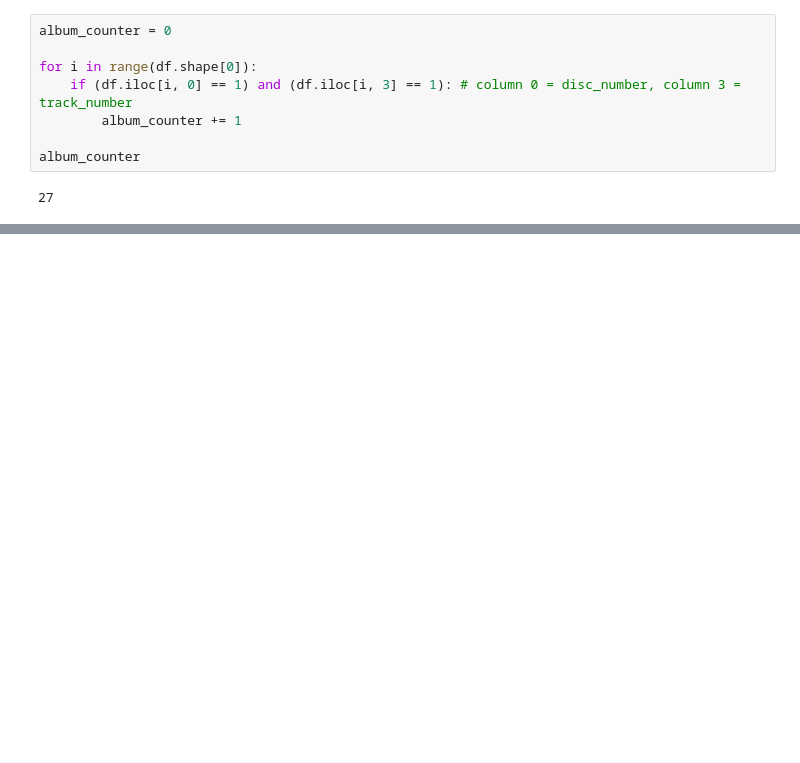
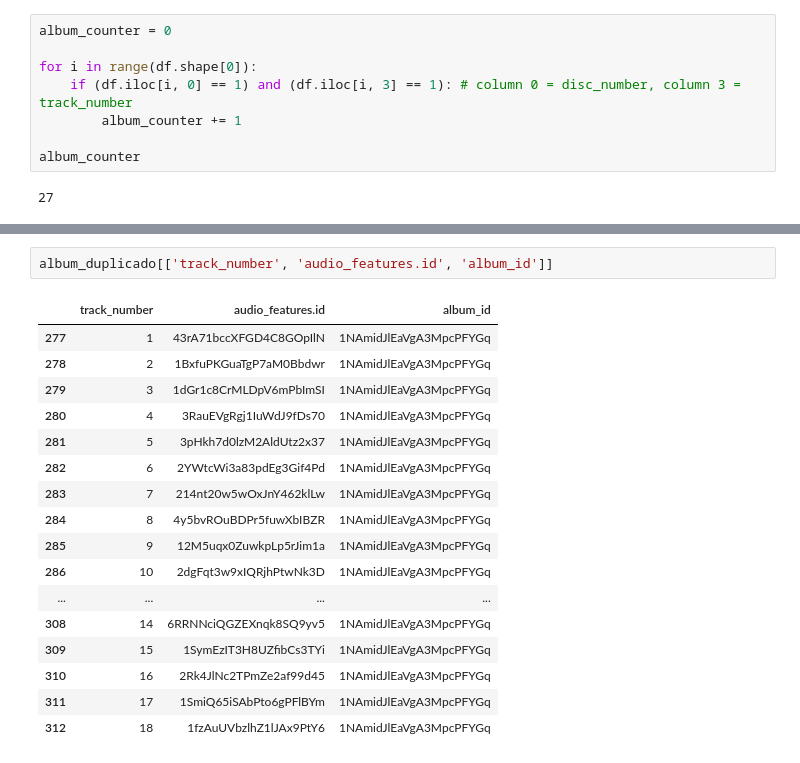
Before and after one commit to cristian-torres-ds/data_quality_engineer, a Jupyter notebook: data_quality_assessment.ipynb, the cells around one changed output, grey strips where cells are left out. Drawn from its saved outputs; the diff is of its cells as text; blank space fills up the shorter version.

```diff
--- a/data_quality_assessment.ipynb
+++ b/data_quality_assessment.ipynb
@@ -478,0 +601,20 @@ album_counter
+# %%
+album_duplicado[['track_number', 'audio_features.id', 'album_id']]
+# %% [output]
+|  | track_number | audio_features.id | album_id |
+| 277 | 1 | 43rA71bccXFGD4C8GOpIlN | 1NAmidJlEaVgA3MpcPFYGq |
+| 278 | 2 | 1BxfuPKGuaTgP7aM0Bbdwr | 1NAmidJlEaVgA3MpcPFYGq |
+| 279 | 3 | 1dGr1c8CrMLDpV6mPbImSI | 1NAmidJlEaVgA3MpcPFYGq |
+| 280 | 4 | 3RauEVgRgj1IuWdJ9fDs70 | 1NAmidJlEaVgA3MpcPFYGq |
+| 281 | 5 | 3pHkh7d0lzM2AldUtz2x37 | 1NAmidJlEaVgA3MpcPFYGq |
+| 282 | 6 | 2YWtcWi3a83pdEg3Gif4Pd | 1NAmidJlEaVgA3MpcPFYGq |
+| 283 | 7 | 214nt20w5wOxJnY462klLw | 1NAmidJlEaVgA3MpcPFYGq |
+| 284 | 8 | 4y5bvROuBDPr5fuwXbIBZR | 1NAmidJlEaVgA3MpcPFYGq |
+| 285 | 9 | 12M5uqx0ZuwkpLp5rJim1a | 1NAmidJlEaVgA3MpcPFYGq |
+| 286 | 10 | 2dgFqt3w9xIQRjhPtwNk3D | 1NAmidJlEaVgA3MpcPFYGq |
+| ... | ... | ... | ... |
+| 308 | 14 | 6RRNNciQGZEXnqk8SQ9yv5 | 1NAmidJlEaVgA3MpcPFYGq |
+| 309 | 15 | 1SymEzIT3H8UZfibCs3TYi | 1NAmidJlEaVgA3MpcPFYGq |
+| 310 | 16 | 2Rk4JlNc2TPmZe2af99d45 | 1NAmidJlEaVgA3MpcPFYGq |
+| 311 | 17 | 1SmiQ65iSAbPto6gPFlBYm | 1NAmidJlEaVgA3MpcPFYGq |
+| 312 | 18 | 1fzAuUVbzlhZ1lJAx9PtY6 | 1NAmidJlEaVgA3MpcPFYGq |
```
Also changed, not shown: parts of 35 cells of this notebook.
